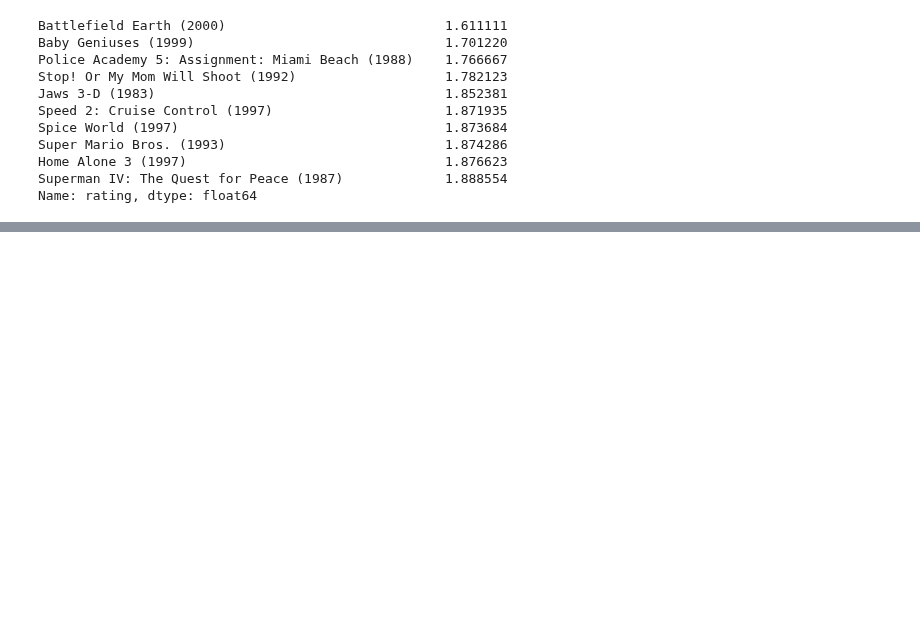
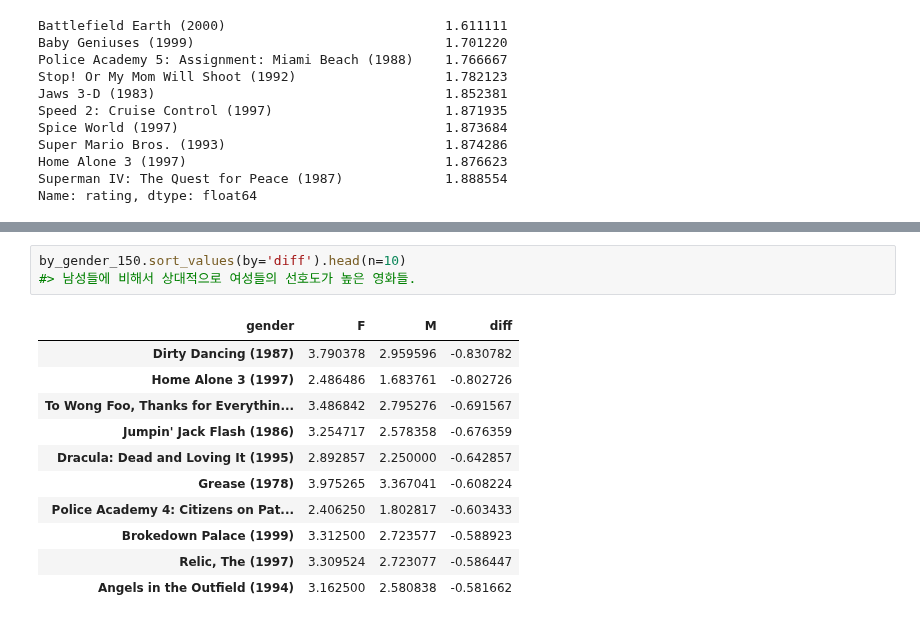
Before and after one commit to esn73/lab_python, a Jupyter notebook: py25_movielens_ipynb의_사본.ipynb, the cells around one changed output, grey strips where cells are left out. Saved outputs shown, nothing was run; the diff lists cells and outputs as text; blank space fills up the shorter version.

```diff
--- a/py25_movielens_ipynb의_사본.ipynb
+++ b/py25_movielens_ipynb의_사본.ipynb
@@ -756,0 +868,15 @@ Name: rating, dtype: float64
+# %%
+by_gender_150.sort_values(by='diff').head(n=10)
+#> 남성들에 비해서 상대적으로 여성들의 선호도가 높은 영화들.
+# %% [output]
+| gender | F | M | diff |
+| Dirty Dancing (1987) | 3.790378 | 2.959596 | -0.830782 |
+| Home Alone 3 (1997) | 2.486486 | 1.683761 | -0.802726 |
+| To Wong Foo, Thanks for Everythin... | 3.486842 | 2.795276 | -0.691567 |
+| Jumpin' Jack Flash (1986) | 3.254717 | 2.578358 | -0.676359 |
+| Dracula: Dead and Loving It (1995) | 2.892857 | 2.250000 | -0.642857 |
+| Grease (1978) | 3.975265 | 3.367041 | -0.608224 |
+| Police Academy 4: Citizens on Pat... | 2.406250 | 1.802817 | -0.603433 |
+| Brokedown Palace (1999) | 3.312500 | 2.723577 | -0.588923 |
+| Relic, The (1997) | 3.309524 | 2.723077 | -0.586447 |
+| Angels in the Outfield (1994) | 3.162500 | 2.580838 | -0.581662 |
```
Also changed, not shown: parts of 20 cells of this notebook.
